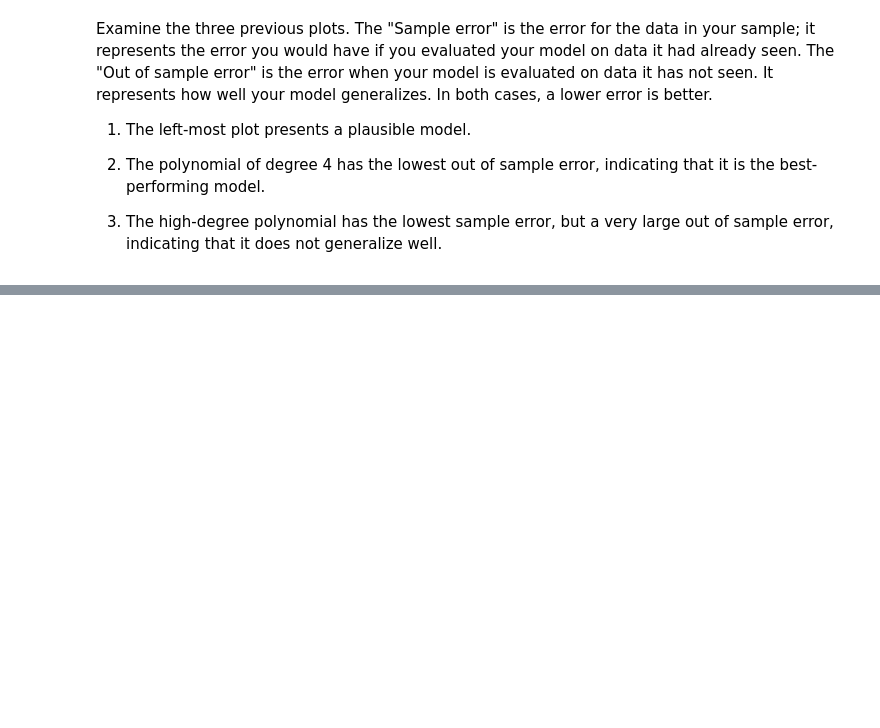
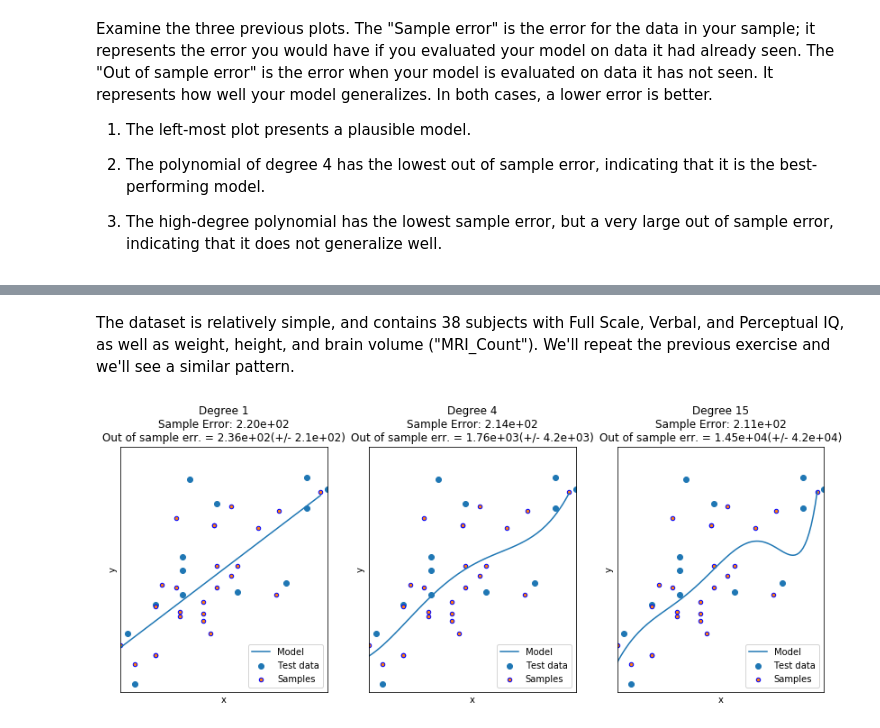
Before and after one commit to yukaizou2015/module-stats, a Jupyter notebook: notebooks/P-value-exercise.ipynb, the cells around one changed output, grey strips where cells are left out. Cells and saved outputs as stored; diff of their text form; code cells hidden in the pictures; blank space fills up the shorter version.

Commit message:
added real-data example

```diff
--- a/notebooks/P-value-exercise.ipynb
+++ b/notebooks/P-value-exercise.ipynb
@@ -238,0 +245,8 @@ In both cases, a lower error is better.
+# %%
+import pandas as pd
+from sklearn import linear_model
+from sklearn.linear_model import LinearRegression
+from sklearn.model_selection import cross_val_score
+
+data = pd.read_csv('brain_size.csv', delimiter=';', header=0, index_col=0)
+linear_regression = LinearRegression()
@@ -238,0 +266,55 @@ In both cases, a lower error is better.
+# %% [markdown]
+The dataset is relatively simple, and contains 38 subjects with Full Scale, Verbal, and Perceptual IQ, as well as weight, height, and brain volume ("MRI_Count"). We'll repeat the previous exercise and we'll see a similar pattern.
+# %%
+###
+# Modify
+###
+num_subject = 25       # Number of subjects for in-sample data (must be less than 38)
+degrees = [1, 4, 15]   # For degree 4, the model will fit Y = b0 + b1*x + b2*x^2 + b3*x^3 + b4*x^4
+input_variable='Height'
+predicted_variable='Weight'
+###
+
+test_max_value=1
+
+X = np.array(data[input_variable][:num_subject]).T[:, np.newaxis]
+y = np.array(data[predicted_variable][:num_subject]).T[:, np.newaxis]
+
+X_test = np.array(data[input_variable][num_subject:]).T
+xind = np.argsort(X_test)
+X_test = np.take_along_axis(X_test, xind, 0)[:, np.newaxis]
+y_test = np.array(data[predicted_variable][num_subject:]).T
+y_test = np.take_along_axis(y_test, xind, 0)[:, np.newaxis]
+plt.figure(figsize=(14, 5))
+
+for i in range(len(degrees)):
+    ax = plt.subplot(1, len(degrees), i + 1)
+    plt.setp(ax, xticks=(), yticks=())
+
+    polynomial_features = PolynomialFeatures(degree=degrees[i],
+                                             include_bias=False)
+    linear_regression = LinearRegression()
+    pipeline = Pipeline([("polynomial_features", polynomial_features),
+                         ("linear_regression", linear_regression)])
+    pipeline.fit(X, y)
+
+    # Evaluate the models using crossvalidation
+    train_score = mean_squared_error(y, pipeline.predict(X))
+    scores = cross_val_score(pipeline, X, y,
+                             scoring="neg_mean_squared_error", cv=10)
+
+    m_range = np.linspace(np.min(X), np.max(X), 100)[:, np.newaxis]
+
+    plt.plot(m_range, pipeline.predict(m_range), label="Model")
+    plt.scatter(X_test, y_test, label="Test data")
+    plt.scatter(X, y, edgecolor='b', s=20, label="Samples")
+    plt.xlabel("x")
+    plt.ylabel("y")
+    plt.xlim((np.min(X), np.max(X_test)))
+    plt.ylim((np.min(y)*0.9, np.max(y)*1.1))
+    plt.legend(loc="best")
+    plt.title("Degree {}\nSample Error: {:.2e}\nOut of sample err. = {:.2e}(+/- {:.1e})".format(
+        degrees[i], train_score.mean(), -scores.mean(), scores.std()))
+plt.show()
+# %% [output]
+[figure, added]
```
Also changed, not shown: parts of 7 cells of this notebook, 1 other file.
